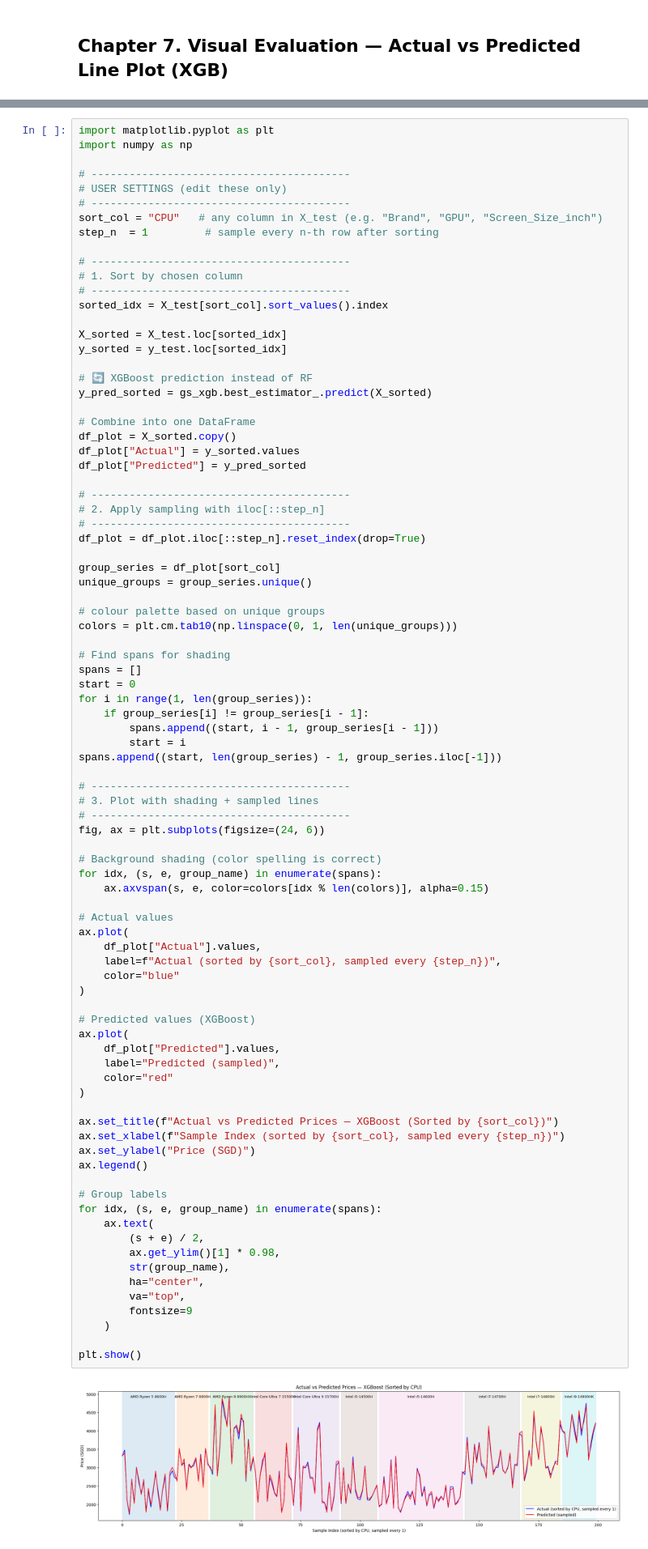
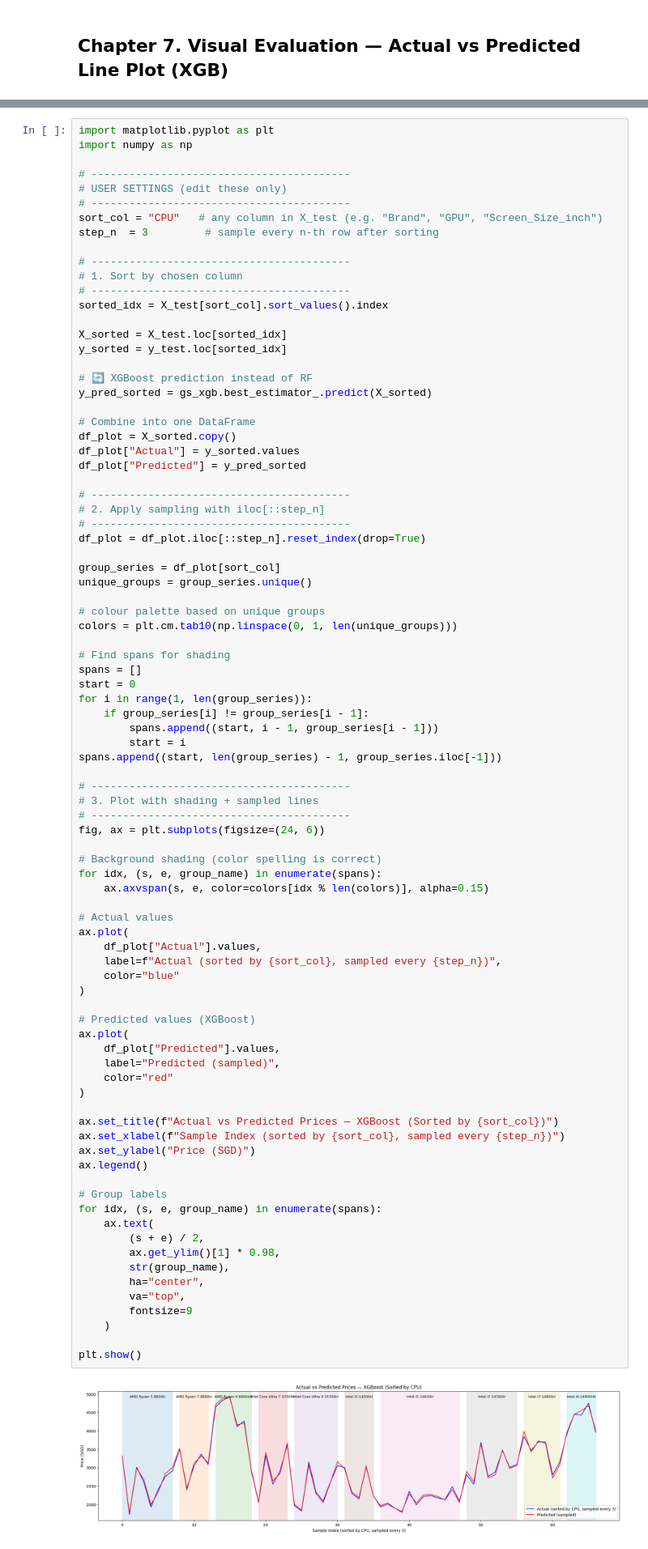
Before and after one commit to RoyTng/ADALL_XT, a Jupyter notebook: Week4_ADALL_Modelling_Evaluation_With_LLM.ipynb, the cells around one changed output, grey strips where cells are left out. Shown at 81% size. Cells and saved outputs as stored; diff of their text form.

```diff
--- a/Week4_ADALL_Modelling_Evaluation_With_LLM.ipynb
+++ b/Week4_ADALL_Modelling_Evaluation_With_LLM.ipynb
@@ -1216,7 +1220,7 @@ import numpy as np
 # USER SETTINGS (edit these only)
 # -----------------------------------------
 sort_col = "CPU"   # any column in X_test (e.g. "Brand", "GPU", "Screen_Size_inch")
-step_n  = 1         # sample every n-th row after sorting
+step_n  = 3         # sample every n-th row after sorting
 
 # -----------------------------------------
 # 1. Sort by chosen column
@@ -1268,34 +1272,34 @@ ax.plot(
     df_plot["Actual"].values,
     label=f"Actual (sorted by {sort_col}, sampled every {step_n})",
     color="blue"
 )
 
 # Predicted values (XGBoost)
 ax.plot(
     df_plot["Predicted"].values,
     label="Predicted (sampled)",
     color="red"
 )
 
 ax.set_title(f"Actual vs Predicted Prices — XGBoost (Sorted by {sort_col})")
 ax.set_xlabel(f"Sample Index (sorted by {sort_col}, sampled every {step_n})")
 ax.set_ylabel("Price (SGD)")
 ax.legend()
 
 # Group labels
 for idx, (s, e, group_name) in enumerate(spans):
     ax.text(
         (s + e) / 2,
         ax.get_ylim()[1] * 0.98,
         str(group_name),
         ha="center",
         va="top",
         fontsize=9
     )
 
 plt.show()
 # %% [output]
-[figure, old version]
+[figure, new version]
 # %% [markdown]
 ---
 
```
Also changed, not shown: parts of 2 cells of this notebook.
